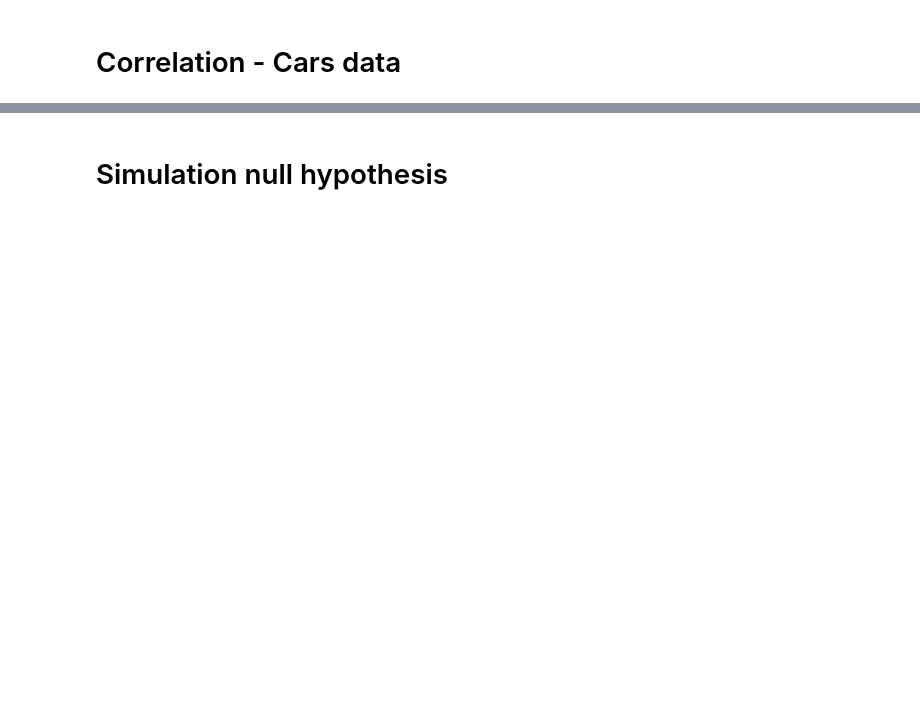
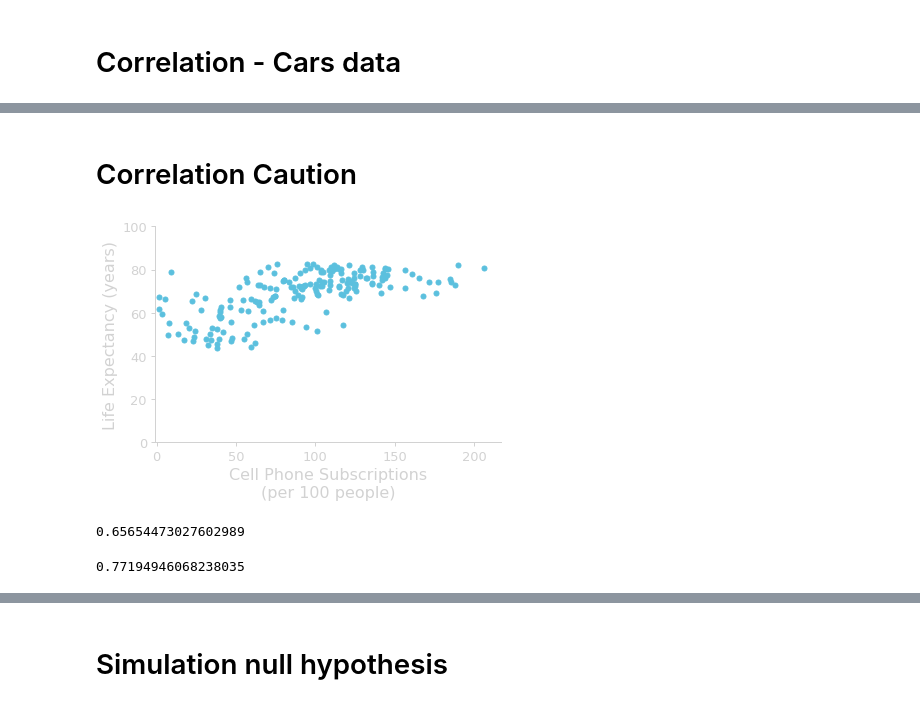
Before and after one commit to gcalmettes/stats13-slides, a Jupyter notebook: notebook-fig/figs-slides-8-correlation-regression.ipynb, the cells around one changed output, grey strips where cells are left out. Cells and saved outputs as stored; diff of their text form; code cells hidden in the pictures; blank space fills up the shorter version.

```diff
--- a/notebook-fig/figs-slides-8-correlation-regression.ipynb
+++ b/notebook-fig/figs-slides-8-correlation-regression.ipynb
@@ -354,0 +331,43 @@ plt.savefig("/Users/Gui/Box Sync/_STATS13/_Slides/_stats13-Lectures/assets/img/l
+# %% [markdown]
+# Correlation Caution
+# %%
+data = pd.read_csv("data-Lock5DataCSV/AllCountries.csv")
+
+fig = plt.figure(figsize=(6,4))
+ax1 = fig.add_axes([0.15, 0.2, 0.8, 0.75])
+
+for ax in [ax1]:
+    ax.plot(data.Cell, data.LifeExpectancy, "o", ms=5, color=colors["blue"], clip_on=False)
+    for spine in ["bottom", "left"]:
+        ax.spines[spine].set_linewidth(1)
+        ax.spines[spine].set_color(colors["lightgray"])
+    for spine in ["top", "right"]:
+        ax.spines[spine].set_visible(False)
+    ax.tick_params(axis="both", width=1, size=4, color=colors["lightgray"], labelcolor=colors["lightgray"],
+                   labelsize=13, pad=4)
+    ax.set_ylabel("Life Expectancy (years)", size=16, color=colors["lightgray"], ha="center")
+    ax.set_xlabel("Cell Phone Subscriptions\n(per 100 people)", size=16, color=colors["lightgray"], ha="center")
+    ax.set_ylim(0, 100)
+    ax.set_xlim(-1)
+
+plt.savefig("/Users/Gui/Box Sync/_STATS13/_Slides/_stats13-Lectures/assets/img/lec/correlation-caution1.svg", transparent=True)
+# %% [output]
+[figure, added]
+# %%
+#data.Cell, data.LifeExpectancy
+np.corrcoef(data[["Cell", "LifeExpectancy"]].dropna().Cell, data[["Cell", "LifeExpectancy"]].dropna().LifeExpectancy)[1,0]
+# %% [output]
+0.65654473027602989
+# %%
+#DATASET CARS 1993
+with open("data-src/93cars.dat.txt",'r') as f:
+    lines = [l.rstrip().split() for l in f]
+    data = pd.DataFrame([lines[i-1]+lines[i] for i in range(1, len(lines), 2)],
+                       columns=["Manufacturer", "Model", "Type", "MinPrice", "MidPrice", "MaxPrice",
+                              "CityMPG", "HwyMPG", "Airbag", "Drive", "Cylinders", "EngineSize", "Horsepower",
+                              "RPM", "EngineRevolution", "ManualT", "FuelTankCap", "PassengerCap", "Length",
+                              "Wheelbase", "Width", "UTurnSpace", "RearSeatRoom", "LuggageCap", "Weight",
+                              "Domestic"])
+    data = data.replace("*", np.nan)
+# %% [output]
+0.77194946068238035
```
Also changed, not shown: parts of 62 cells of this notebook.
